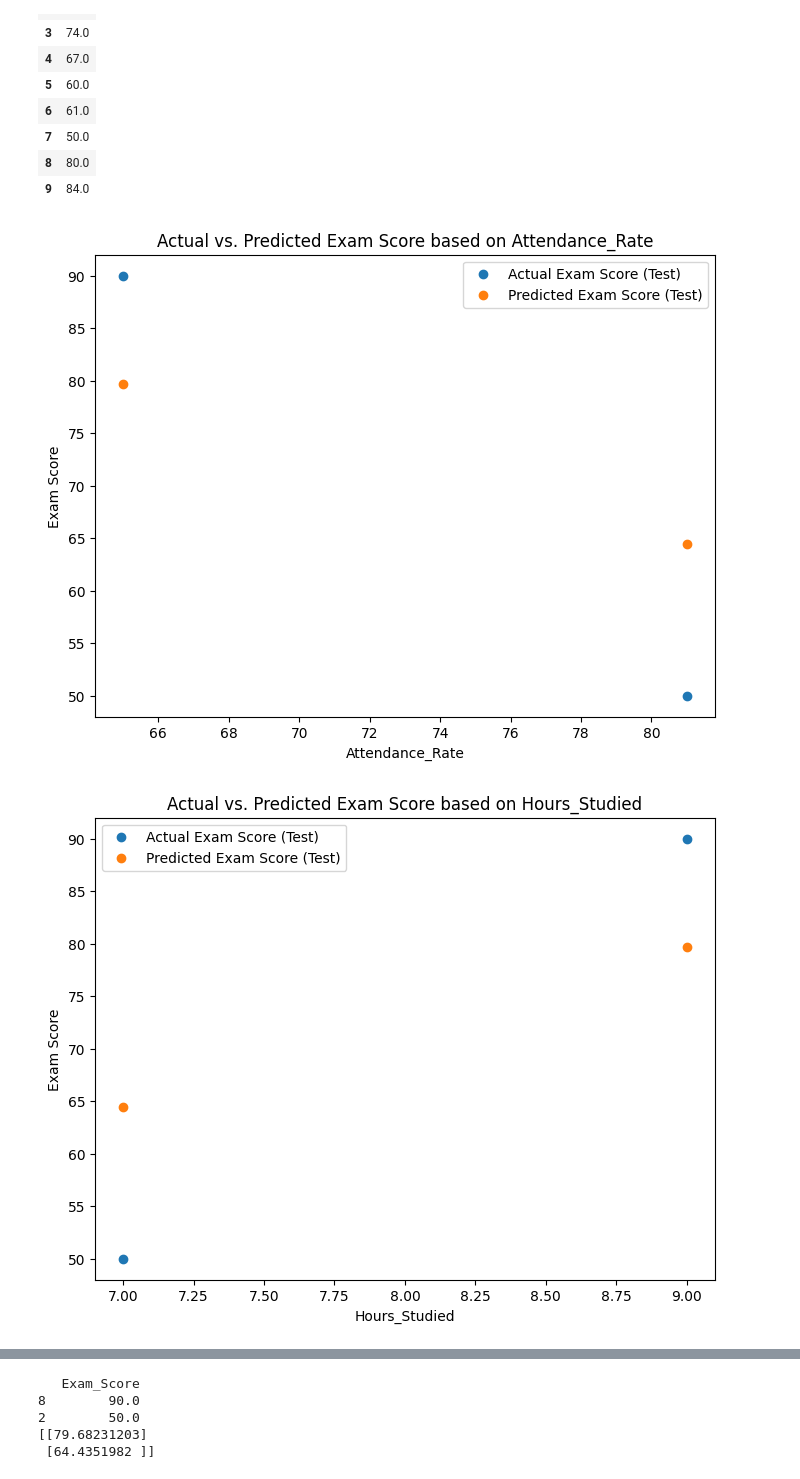
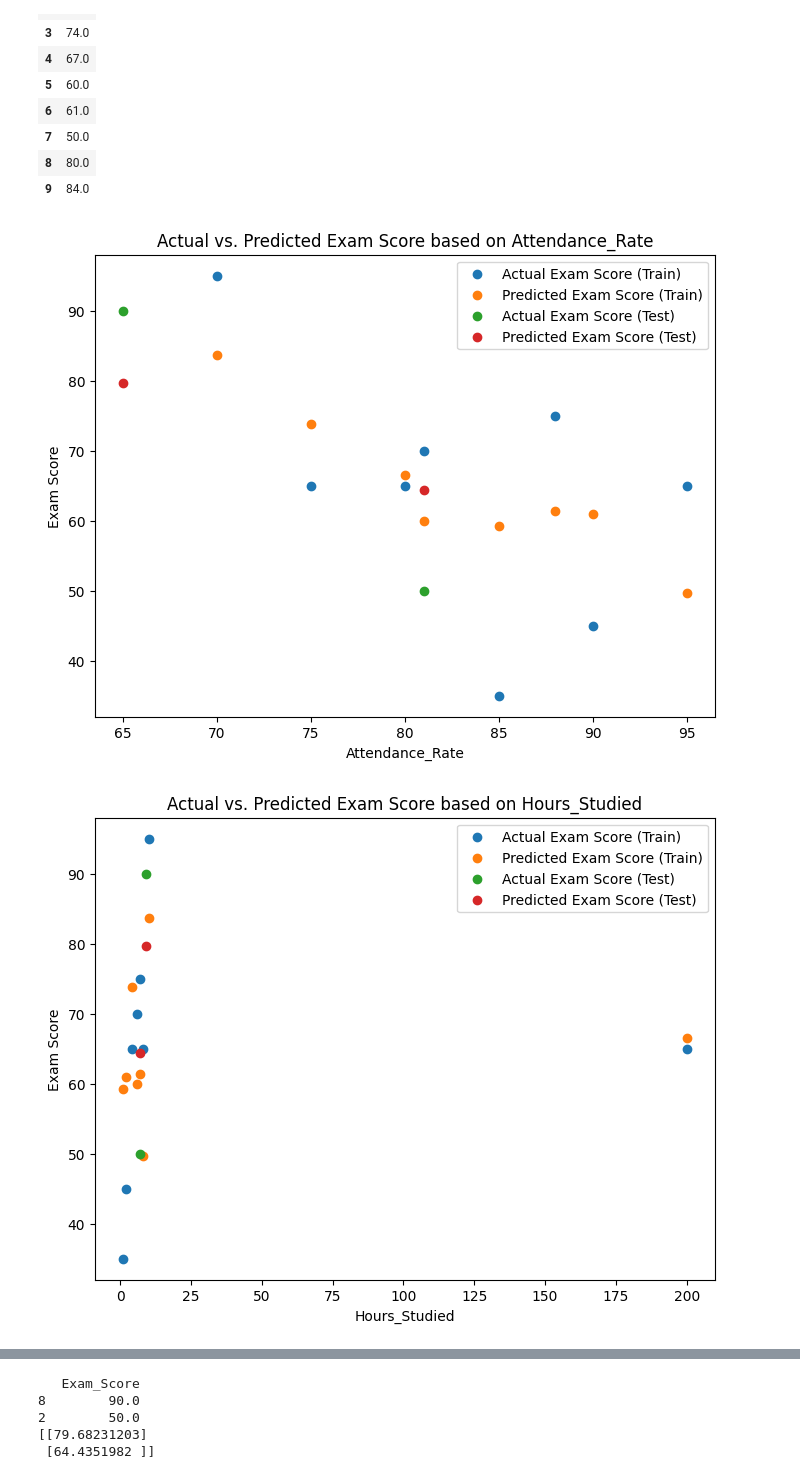
Before and after one commit to SANGRAMLEMBE/MTech, a Jupyter notebook: Machine_Learning_Algorithm/Practical/MLA_lab1_student_dirty(1).ipynb, the cells around one changed output, grey strips where cells are left out. Saved outputs shown, nothing was run; the diff lists cells and outputs as text; code cells hidden in the pictures.

```diff
--- a/Machine_Learning_Algorithm/Practical/MLA_lab1_student_dirty(1).ipynb
+++ b/Machine_Learning_Algorithm/Practical/MLA_lab1_student_dirty(1).ipynb
@@ -197,26 +197,26 @@ round(yy,0)
 # %%
 # Get the names of the independent variables
 indep_variables = x.columns
 
 # plot each independent variable against the actual and predicted exam score
 
 for col in indep_variables:
     plt.figure(figsize=(8,6)) # Create a new figure for each plot
 
     # Plot actual vs. predicted for the training set
-    #plt.scatter(x_train[col], y_train, label='Actual Exam Score (Train)')
-    #plt.scatter(x_train[col], reg.predict(x_train), label='Predicted Exam Score (Train)') # Use predictions for train set
+    plt.scatter(x_train[col], y_train, label='Actual Exam Score (Train)')
+    plt.scatter(x_train[col], reg.predict(x_train), label='Predicted Exam Score (Train)') # Use predictions for train set
 
     # Plot actual vs. predicted for the testing set
     plt.scatter(x_test[col], y_test, label='Actual Exam Score (Test)')
     plt.scatter(x_test[col], reg.predict(x_test), label='Predicted Exam Score (Test)') # Use predictions for test set
 
 
     plt.xlabel(col)
     plt.ylabel('Exam Score')
     plt.title(f'Actual vs. Predicted Exam Score based on {col}')
     plt.legend()
     plt.show()
 # %% [output]
-[figure, old version]
+[figure, new version]
-[figure, old version]
+[figure, new version]
```
Also changed, not shown: parts of 2 cells of this notebook.
